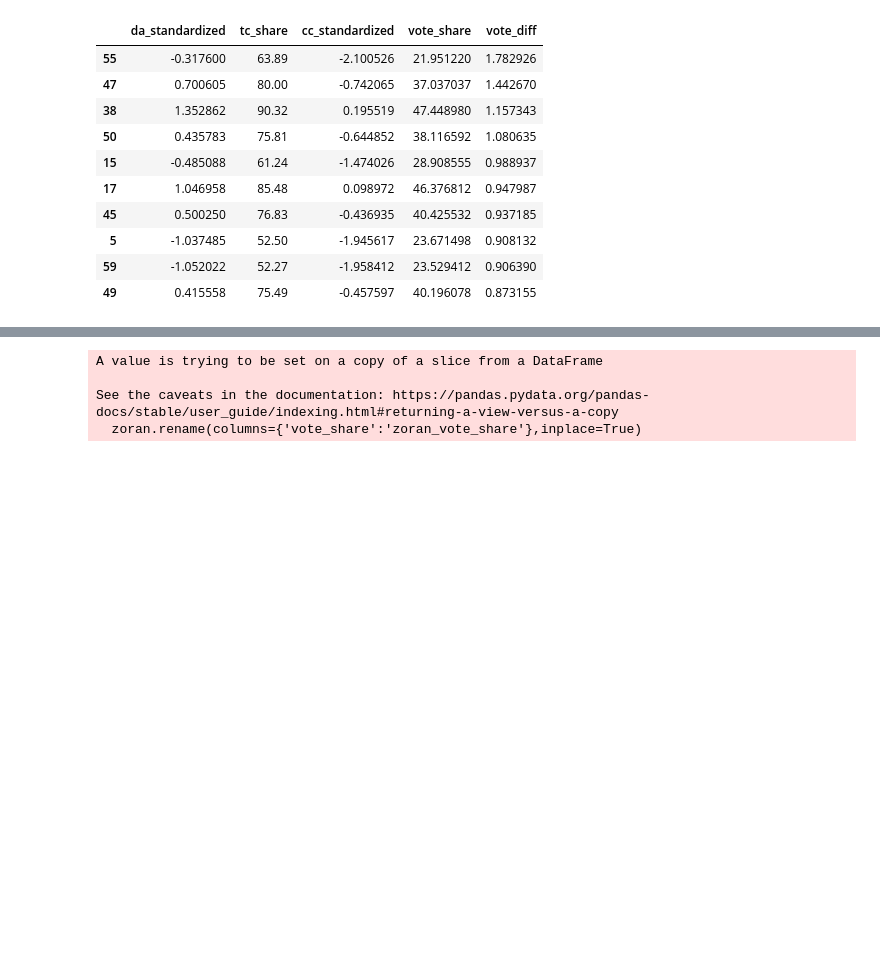
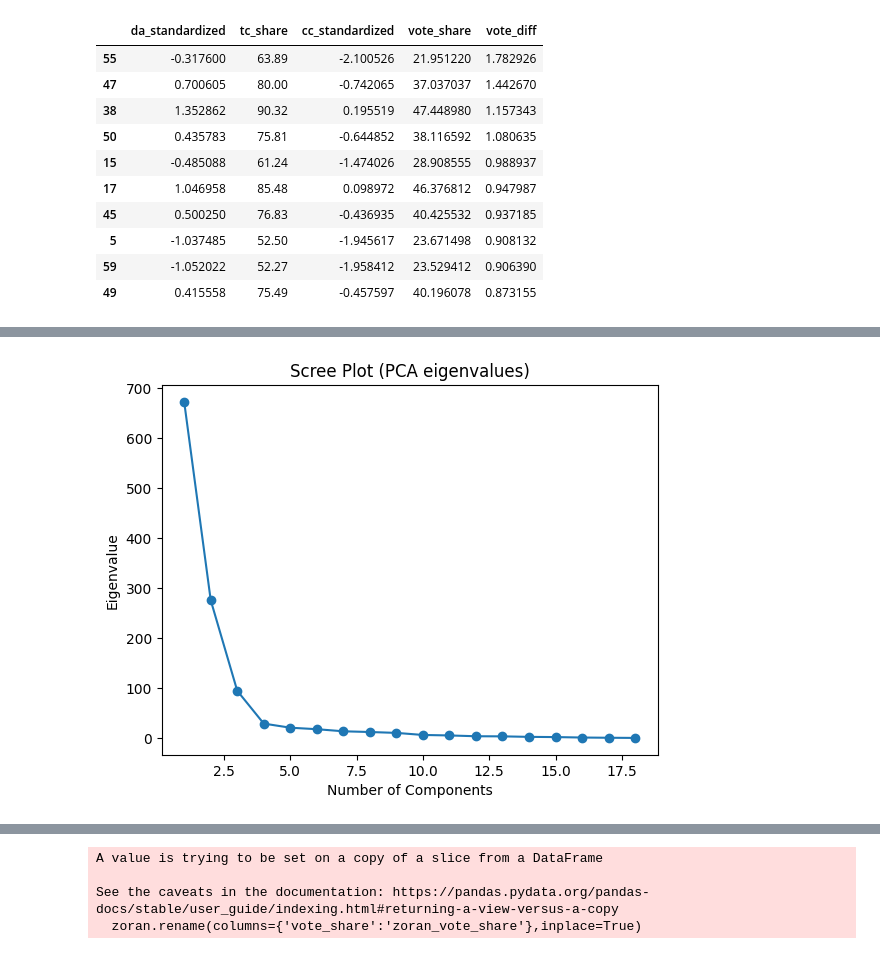
Before and after one commit to SamTGoodson/member_chapters, a Jupyter notebook: notebooks/district22.ipynb, the cells around one changed output, grey strips where cells are left out. Drawn from its saved outputs; the diff is of its cells as text; code cells hidden in the pictures; blank space fills up the shorter version.

```diff
--- a/notebooks/district22.ipynb
+++ b/notebooks/district22.ipynb
@@ -485,0 +595,2 @@ cor_matrix.sort_values(by='vote_diff', ascending=False)
+# %%
+cc_da['log_mhhi21'] = np.log(cc_da['mhhi21'])
@@ -485,0 +631,24 @@ cor_matrix.sort_values(by='vote_diff', ascending=False)
+# %%
+predictors = [
+    'log_mhhi21', 'cvap21bapp', 'nhw21p', 'nha21p', 'h21p',
+    'white_transplant_ratio', 'greek21p', 'arab21p', 'colomb21p',
+    'w2cmp', 'w2admp', 'w2hsp', 'w2mgtp', 'w2bgp', 'w2lawp',
+    'hh21op','drive_ratio','w2conp'
+]
+
+X = cc_da[predictors]
+# %%
+pca = PCA()
+pca.fit(X)
+
+# 2) Pull out the eigenvalues
+ev = pca.explained_variance_
+
+# 3) Plot the scree
+plt.plot(range(1, len(ev) + 1), ev, marker='o')
+plt.title('Scree Plot (PCA eigenvalues)')
+plt.xlabel('Number of Components')
+plt.ylabel('Eigenvalue')
+plt.show()
+# %% [output]
+[figure, added]
```
Also changed, not shown: parts of 29 cells of this notebook, 8 other files.
